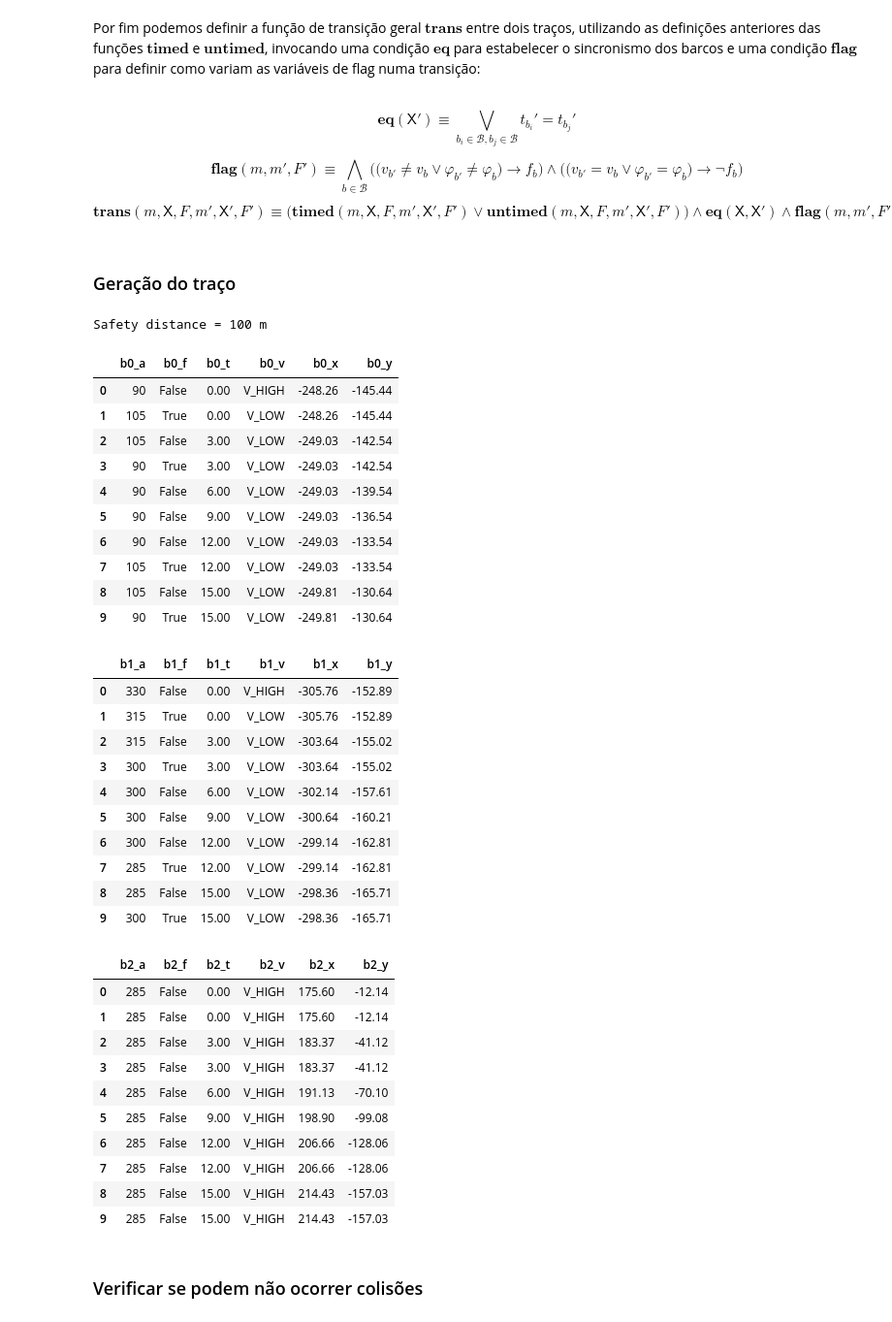
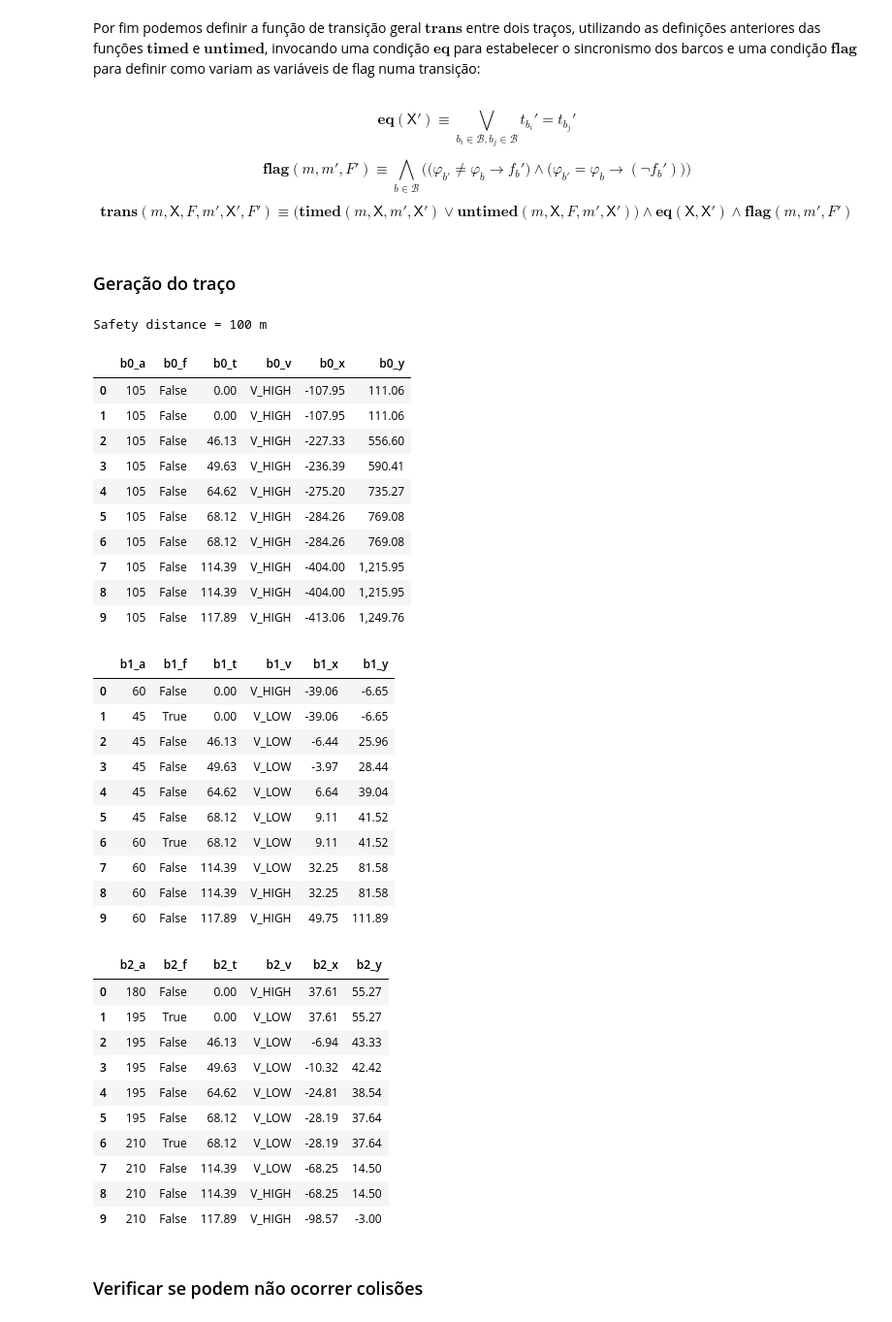
Before and after one commit to GilbertoCunha/Computational-Logic, a Jupyter notebook: Trabalho3/Boats.ipynb, the cells around one changed output. Shown at 97% size. Drawn from its saved outputs; the diff is of its cells as text; code cells hidden in the pictures.

Commit message:
refactor flag conditions

```diff
--- a/Trabalho3/Boats.ipynb
+++ b/Trabalho3/Boats.ipynb
@@ -23,7 +23,7 @@ TAU = 3 # tempo minimo entre transicoes timed
 ALL_ROUTES = [i*THETA for i in range(int(360/THETA))] # todos os ângulos possíveis
 ALL_VELS = [V_LOW, V_HIGH] # todas as velocidades possiveis
 
-GAUSS_DP = 150 # desvio padrão da gaussiana de inicialização das posições em m
+GAUSS_DP = 300 # desvio padrão da gaussiana de inicialização das posições em m
 SAFE_DIST = 100 # distância de segurança entre barcos em m
 
 Mode, (M_LOW, M_HIGH) = EnumSort("Mode", ("V_LOW", "V_HIGH"))
@@ -274,6 +273,7 @@ def untimed(prev, curr):
         low_low = []
         low_low.append(And(prev[i]["v"] == M_LOW, curr[i]["v"] == M_LOW))
         low_low.append(Not(switch_safe(prev, i)))
+        low_low.append(Not(prev[i]["f"]))
         low_low.append(Or(curr[i]["a"] == val_angle(prev[i]["a"]+THETA), curr[i]["a"] == val_angle(prev[i]["a"]-THETA)))
         low_low = And(low_low)
 
@@ -288,6 +288,7 @@ def untimed(prev, curr):
         high_low = []
         high_low.append(And(prev[i]["v"] == M_HIGH, curr[i]["v"] == M_LOW))
         high_low.append(Not(switch_safe(prev, i)))
+        high_low.append(Not(prev[i]["f"]))
         high_low.append(Or(curr[i]["a"] == val_angle(prev[i]["a"]+THETA), curr[i]["a"] == val_angle(prev[i]["a"]-THETA)))
         high_low = And(high_low)
 
@@ -299,7 +300,7 @@ def untimed(prev, curr):
         high_high = And(high_high)
 
         # Adicionar uma destas possíveis transições
-        r.append(And(Or(low_low, low_high, high_low, high_high), Not(prev[i]["f"])))
+        r.append(Or(low_low, low_high, high_low, high_high))
 
     # O modo não pode ficar igual
     same = []
@@ -319,9 +320,9 @@ Por fim podemos definir a função de transição geral $\mathbf{trans}$ entre d
 
 $$ \mathbf{eq}(\mathsf{X}') \equiv \bigvee_{b_i \in \mathcal{B}, b_j \in \mathcal{B}} t_{b_i}' = t_{b_j}' $$
 
-$$ \mathbf{flag}(m, m', \mathit{F}') \equiv \bigwedge_{b \in \mathcal{B}} \bigg( \big( v_{b'} \neq v_b \vee \varphi_{b'} \neq \varphi_b \big) \rightarrow f_b \bigg) \wedge \bigg( \big( v_{b'} = v_b \vee \varphi_{b'} = \varphi_b \big) \rightarrow \neg f_b \bigg) $$
+$$ \mathbf{flag}(m, m', \mathit{F}') \equiv \bigwedge_{b \in \mathcal{B}} \bigg( \big( \varphi_{b'} \neq \varphi_b \rightarrow f_b' \big) \wedge \big( \varphi_{b'} = \varphi_b \rightarrow (\neg f_b') \big) \bigg) $$
 
-$$ \mathbf{trans}(m, \mathsf{X}, \mathit{F}, m', \mathsf{X}', \mathit{F}') \equiv \big( \mathbf{timed}(m, \mathsf{X}, \mathit{F}, m', \mathsf{X}', \mathit{F}') \vee \mathbf{untimed}(m, \mathsf{X}, \mathit{F}, m', \mathsf{X}', \mathit{F}') \big) \wedge \mathbf{eq}(\mathsf{X}, \mathsf{X}') \wedge \mathbf{flag}(m, m', \mathit{F}') $$
+$$ \mathbf{trans}(m, \mathsf{X}, \mathit{F}, m', \mathsf{X}', \mathit{F}') \equiv \big( \mathbf{timed}(m, \mathsf{X}, m', \mathsf{X}') \vee \mathbf{untimed}(m, \mathsf{X}, \mathit{F}, m', \mathsf{X}') \big) \wedge \mathbf{eq}(\mathsf{X}, \mathsf{X}') \wedge \mathbf{flag}(m, m', \mathit{F}') $$
 # %%
 def trans(prev, curr, fixed_step=False):
     # Condições timed e untimed
@@ -337,9 +338,8 @@ def trans(prev, curr, fixed_step=False):
     # Condicao da evolucao da flag
     f_cond = []
     for i in range(len(prev)-1):
-        v_cond = prev[i]["v"] != curr[i]["v"]
         a_cond = prev[i]["a"] != curr[i]["a"]
-        f_cond.append(If(Or(v_cond, a_cond), curr[i]["f"], Not(curr[i]["f"])))
+        f_cond.append(If(a_cond, curr[i]["f"], Not(curr[i]["f"])))
     f_cond = And(f_cond)
 
     r = And(Or(untimed_cond, timed_cond), eq_cond, d_cond, f_cond)
@@ -358,65 +358,65 @@ def get_random_values(num_boats=3):
 # %%
 def gen_trace(declare, init, trans, k, fixed_step=False, fixed_dist=None):
     solver = Solver()
     trace = {i: declare(i, fixed_dist) for i in range(k)}
     solver.add(init(trace[0], get_random_values()))
 
     for i in range(k-1):
         solver.add(trans(trace[i], trace[i+1], fixed_step))
 
     if solver.check() == sat:
         m = solver.model()
 
         for elem in m:
             if str(elem) == "d0":
                 print(f"Safety distance = {m[elem]} m\n")
 
         if fixed_dist != None:
             print(f"Safety distance = {fixed_dist} m\n")
 
         r = model_to_dfs(m)
         display_side_by_side(*r)
     else:
         r = None
 
     return r
 
-m = gen_trace(declare, init, trans, 10, True, SAFE_DIST)
+tr = gen_trace(declare, init, trans, 10, False, SAFE_DIST)
 # %% [output]
 Safety distance = 100 m
 |  | b0_a | b0_f | b0_t | b0_v | b0_x | b0_y |
-| 0 | 90 | False | 0.00 | V_HIGH | -248.26 | -145.44 |
-| 1 | 105 | True | 0.00 | V_LOW | -248.26 | -145.44 |
-| 2 | 105 | False | 3.00 | V_LOW | -249.03 | -142.54 |
-| 3 | 90 | True | 3.00 | V_LOW | -249.03 | -142.54 |
-| 4 | 90 | False | 6.00 | V_LOW | -249.03 | -139.54 |
-| 5 | 90 | False | 9.00 | V_LOW | -249.03 | -136.54 |
-| 6 | 90 | False | 12.00 | V_LOW | -249.03 | -133.54 |
-| 7 | 105 | True | 12.00 | V_LOW | -249.03 | -133.54 |
-| 8 | 105 | False | 15.00 | V_LOW | -249.81 | -130.64 |
-| 9 | 90 | True | 15.00 | V_LOW | -249.81 | -130.64 |
+| 0 | 105 | False | 0.00 | V_HIGH | -107.95 | 111.06 |
+| 1 | 105 | False | 0.00 | V_HIGH | -107.95 | 111.06 |
+| 2 | 105 | False | 46.13 | V_HIGH | -227.33 | 556.60 |
+| 3 | 105 | False | 49.63 | V_HIGH | -236.39 | 590.41 |
+| 4 | 105 | False | 64.62 | V_HIGH | -275.20 | 735.27 |
+| 5 | 105 | False | 68.12 | V_HIGH | -284.26 | 769.08 |
+| 6 | 105 | False | 68.12 | V_HIGH | -284.26 | 769.08 |
+| 7 | 105 | False | 114.39 | V_HIGH | -404.00 | 1,215.95 |
+| 8 | 105 | False | 114.39 | V_HIGH | -404.00 | 1,215.95 |
+| 9 | 105 | False | 117.89 | V_HIGH | -413.06 | 1,249.76 |
 |  | b1_a | b1_f | b1_t | b1_v | b1_x | b1_y |
-| 0 | 330 | False | 0.00 | V_HIGH | -305.76 | -152.89 |
-| 1 | 315 | True | 0.00 | V_LOW | -305.76 | -152.89 |
-| 2 | 315 | False | 3.00 | V_LOW | -303.64 | -155.02 |
-| 3 | 300 | True | 3.00 | V_LOW | -303.64 | -155.02 |
-| 4 | 300 | False | 6.00 | V_LOW | -302.14 | -157.61 |
-| 5 | 300 | False | 9.00 | V_LOW | -300.64 | -160.21 |
-| 6 | 300 | False | 12.00 | V_LOW | -299.14 | -162.81 |
-| 7 | 285 | True | 12.00 | V_LOW | -299.14 | -162.81 |
-| 8 | 285 | False | 15.00 | V_LOW | -298.36 | -165.71 |
-| 9 | 300 | True | 15.00 | V_LOW | -298.36 | -165.71 |
+| 0 | 60 | False | 0.00 | V_HIGH | -39.06 | -6.65 |
+| 1 | 45 | True | 0.00 | V_LOW | -39.06 | -6.65 |
+| 2 | 45 | False | 46.13 | V_LOW | -6.44 | 25.96 |
+| 3 | 45 | False | 49.63 | V_LOW | -3.97 | 28.44 |
+| 4 | 45 | False | 64.62 | V_LOW | 6.64 | 39.04 |
+| 5 | 45 | False | 68.12 | V_LOW | 9.11 | 41.52 |
+| 6 | 60 | True | 68.12 | V_LOW | 9.11 | 41.52 |
+| 7 | 60 | False | 114.39 | V_LOW | 32.25 | 81.58 |
+| 8 | 60 | False | 114.39 | V_HIGH | 32.25 | 81.58 |
+| 9 | 60 | False | 117.89 | V_HIGH | 49.75 | 111.89 |
 |  | b2_a | b2_f | b2_t | b2_v | b2_x | b2_y |
-| 0 | 285 | False | 0.00 | V_HIGH | 175.60 | -12.14 |
-| 1 | 285 | False | 0.00 | V_HIGH | 175.60 | -12.14 |
-| 2 | 285 | False | 3.00 | V_HIGH | 183.37 | -41.12 |
-| 3 | 285 | False | 3.00 | V_HIGH | 183.37 | -41.12 |
-| 4 | 285 | False | 6.00 | V_HIGH | 191.13 | -70.10 |
-| 5 | 285 | False | 9.00 | V_HIGH | 198.90 | -99.08 |
-| 6 | 285 | False | 12.00 | V_HIGH | 206.66 | -128.06 |
-| 7 | 285 | False | 12.00 | V_HIGH | 206.66 | -128.06 |
-| 8 | 285 | False | 15.00 | V_HIGH | 214.43 | -157.03 |
-| 9 | 285 | False | 15.00 | V_HIGH | 214.43 | -157.03 |
+| 0 | 180 | False | 0.00 | V_HIGH | 37.61 | 55.27 |
+| 1 | 195 | True | 0.00 | V_LOW | 37.61 | 55.27 |
+| 2 | 195 | False | 46.13 | V_LOW | -6.94 | 43.33 |
+| 3 | 195 | False | 49.63 | V_LOW | -10.32 | 42.42 |
+| 4 | 195 | False | 64.62 | V_LOW | -24.81 | 38.54 |
+| 5 | 195 | False | 68.12 | V_LOW | -28.19 | 37.64 |
+| 6 | 210 | True | 68.12 | V_LOW | -28.19 | 37.64 |
+| 7 | 210 | False | 114.39 | V_LOW | -68.25 | 14.50 |
+| 8 | 210 | False | 114.39 | V_HIGH | -68.25 | 14.50 |
+| 9 | 210 | False | 117.89 | V_HIGH | -98.57 | -3.00 |
 # %% [markdown]
 ### Verificar se podem não ocorrer colisões
 # %% [markdown]
```
Also changed, not shown: parts of 7 cells of this notebook.
